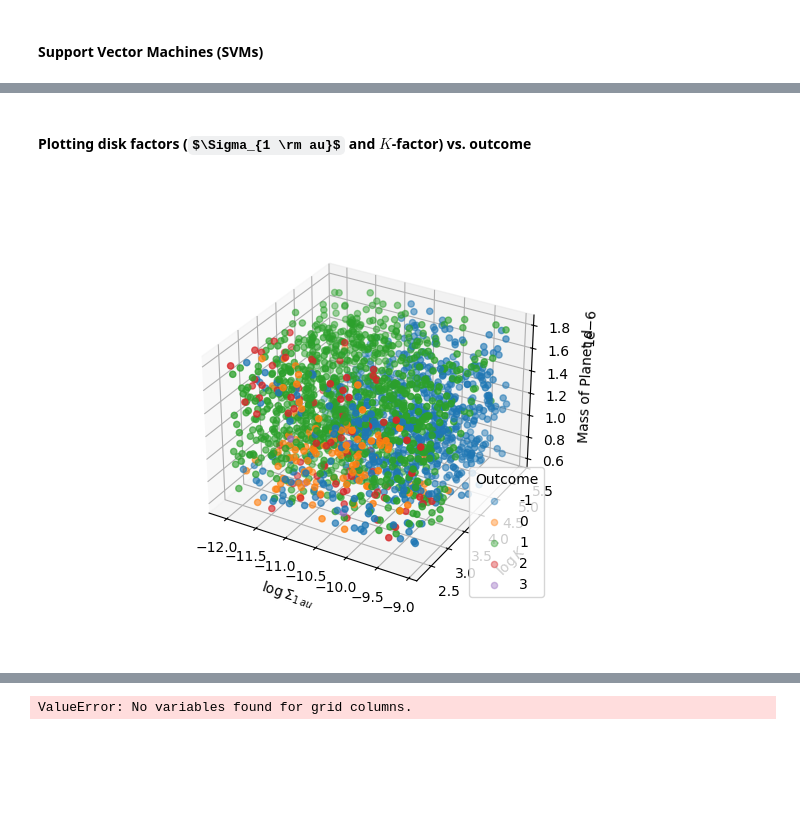
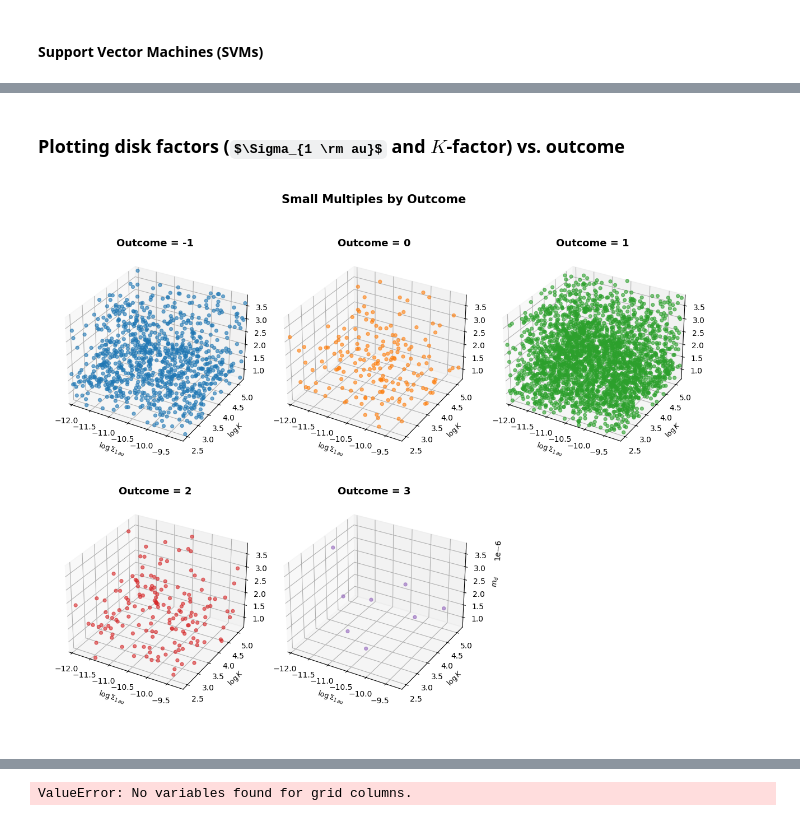
Before and after one commit to dchen10Git/uchi-exoplanets-2025, a Jupyter notebook: trappist1_keller.ipynb, the cells around one changed output, grey strips where cells are left out. Cells and saved outputs as stored; diff of their text form; code cells hidden in the pictures; some formulas as TeX source; blank space fills up the shorter version.

Commit message:
Backup with sns plot

```diff
--- a/trappist1_keller.ipynb
+++ b/trappist1_keller.ipynb
@@ -73,7 +75,7 @@ Once simulations have been saved, the following code can be used to look at the
 # %%
 # Process data for any given dataset
 # dataset_ids = [2, 3, 4, 5, 6, 7, 8]
-dataset_ids = [9]
+dataset_ids = [9,10]
 all_outcomes = []
 for dataset_id in dataset_ids:
     outcome_file = f"../sim_results/dataset{dataset_id}/outcomes.pkl"
@@ -135,7 +137,7 @@ print(sim_score_counts)
 print(f"Total sims: {len(scores)}")
 
 # ids with a specific outcome
-sim_ids = outcome_df.loc[scores == 3, "sim_id"]
+sim_ids = outcome_df.loc[scores == 2, "sim_id"]
 # print(sim_ids)
 # %% [output]
 MMR pair orders
@@ -326,42 +327,50 @@ tuned SVM took 0.03 sec
 tuned SVM accuracy = 0.657
 [figure]
 # %% [markdown]
-#### Plotting disk factors ($\Sigma_{1 \rm au}$ and $K$-factor) vs. outcome
+### Plotting disk factors ($\Sigma_{1 \rm au}$ and $K$-factor) vs. outcome
 # %%
 %matplotlib widget
-fig = plt.figure()
-ax = fig.add_subplot(projection='3d')
-
 Sigma_1au = outcome_df["Sigma_1au"].to_numpy()
 K_factor = outcome_df["K_factor"].to_numpy()
 masses = np.stack(outcome_df["m_vals"])
-m_d = masses[:,2]
+m_d = masses[:, 2]
 
-color_map = {
-    -1: "C0",
-     0: "C1",
-     1: "C2",
-     2: "C3",
-     3: "C4"
-}
+log_Sigma = np.log(Sigma_1au.astype(float))
+log_K = np.log(K_factor.astype(float))
 
-colors = [color_map[s] for s in scores]
+outcomes = [-1, 0, 1, 2, 3]
+color_map = {-1: "C0", 0: "C1", 1: "C2", 2: "C3", 3: "C4"}
 
-ax.scatter(np.log(Sigma_1au.astype(float)), np.log(K_factor.astype(float)), m_d, c=colors)
+fig = plt.figure(figsize=(12, 10))
 
-ax.set_xlabel(r'$\log \Sigma_{1\,au}$')
-ax.set_ylabel(r'$\log K$')
-ax.set_zlabel('Mass of Planet d')
+for i, outcome in enumerate(outcomes):
+    ax = fig.add_subplot(2, 3, i + 1, projection='3d')
+    mask = (scores == outcome)
 
-# legend
-for label, color in color_map.items():
-    ax.scatter([], [], [], c=color, label=str(label), alpha=0.4)
+    ax.scatter(
+        log_Sigma[mask],
+        log_K[mask],
+        m_d[mask],
+        c=color_map[outcome],
+        alpha=0.6,
+        s=18
+    )
 
-ax.legend(title="Outcome")
+    ax.set_title(f"Outcome = {outcome}", fontsize=13, fontweight='bold')
+    ax.set_xlabel(r'$\log \Sigma_{1\,au}$', fontsize=9)
+    ax.set_ylabel(r'$\log K$', fontsize=9)
+    ax.set_zlabel(r'$m_d$', fontsize=9)
 
+    # Keep axis limits consistent across panels
+    ax.set_xlim(log_Sigma.min(), log_Sigma.max())
+    ax.set_ylim(log_K.min(), log_K.max())
+    ax.set_zlim(m_d.min(), m_d.max())
+
+fig.suptitle("Small Multiples by Outcome", fontsize=15, fontweight='bold')
+plt.tight_layout(pad=2.0)
 plt.show()
 # %% [output]
-[figure, old version]
+[figure, new version]
 # %%
 %matplotlib widget
 fig, ax = plt.subplots()
```
Also changed, not shown: parts of 10 cells of this notebook, 1 other file.
